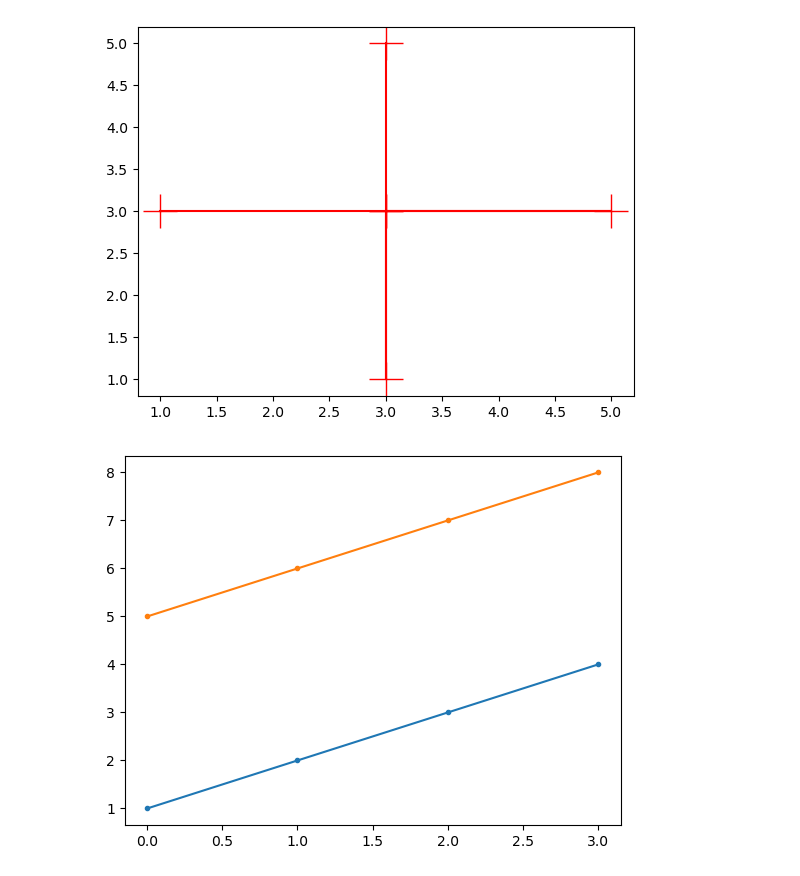
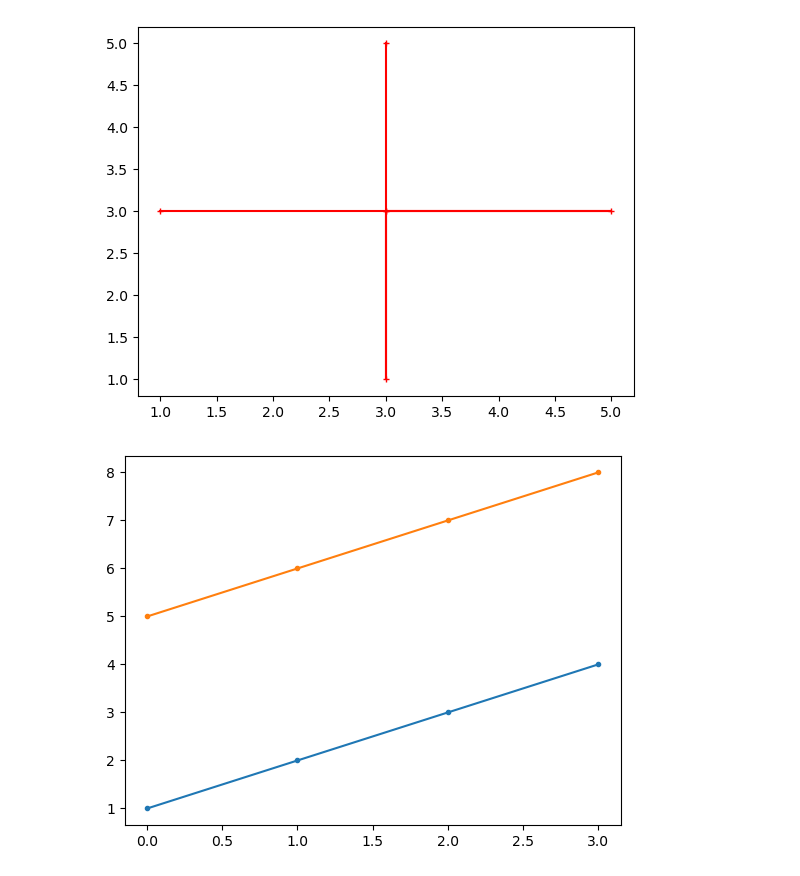
Before and after one commit to Subisuresh321/MCA_S3, a Jupyter notebook: DATA_SCI/plot.ipynb, the cells around one changed output. Saved outputs shown, nothing was run; the diff lists cells and outputs as text; code cells hidden in the pictures.

```diff
--- a/DATA_SCI/plot.ipynb
+++ b/DATA_SCI/plot.ipynb
@@ -4,10 +4,10 @@ import matplotlib.pyplot as plt
 # %%
 x=np.array([1,5,3,3,3,3])
 y=np.array([3,3,3,1,3,5])
-plt.plot(x,y,marker='+',color="r",ms=25,mec='r',mfc='g')
+plt.plot(x,y,marker='+',color="r",ms=5,mec='r',mfc='g')
 plt.show()
 # %% [output]
-[figure, old version]
+[figure, new version]
 # %%
 import numpy as np
 import matplotlib.pyplot as plt
```
Also changed, not shown: parts of 1 cell of this notebook, 1 other file.
